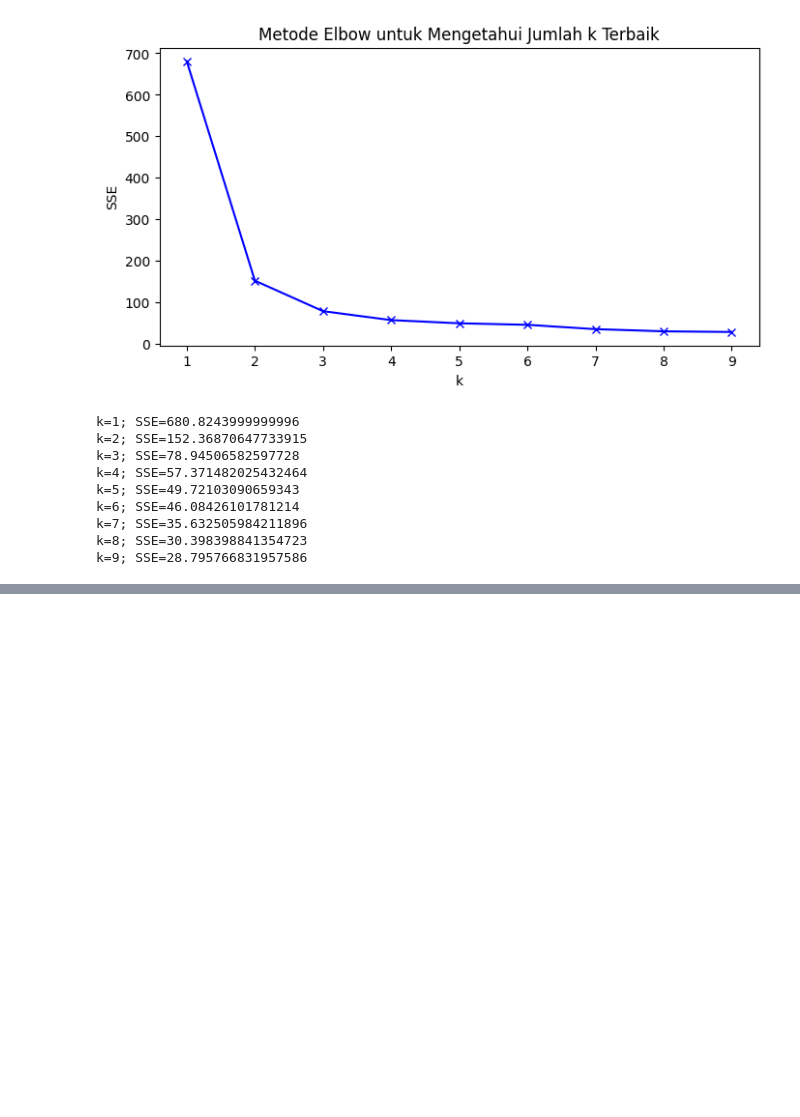
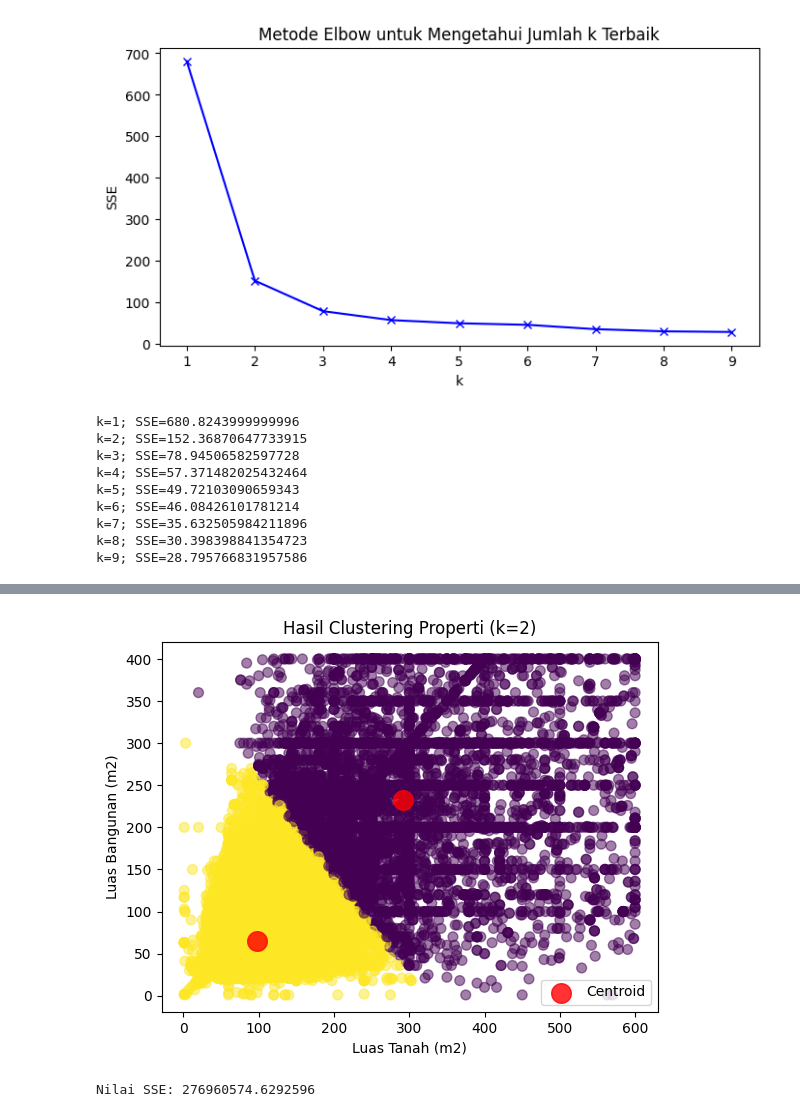
Before and after one commit to m1Febriansyah/244107020199-ML-12, a Jupyter notebook: JS04_Praktikum01.ipynb, the cells around one changed output, grey strips where cells are left out. Cells and saved outputs as stored; diff of their text form; code cells hidden in the pictures; blank space fills up the shorter version.

```diff
--- a/JS04_Praktikum01.ipynb
+++ b/JS04_Praktikum01.ipynb
@@ -106,0 +160,24 @@ k=9; SSE=28.795766831957586
+# %%
+# Buat Model KMeans dengan k=2
+cl_kmeans = KMeans(n_clusters=2, random_state=42, n_init=10)
+
+# Fit dan predict model
+y_kmeans = cl_kmeans.fit_predict(X)
+# %%
+# Plot hasil cluster berdasarkan Luas Tanah dan Luas Bangunan
+plt.scatter(X.iloc[:, 0], X.iloc[:, 1], s=50, c=y_kmeans, alpha=0.5)
+plt.xlabel('Luas Tanah (m2)')
+plt.ylabel('Luas Bangunan (m2)')
+plt.title('Hasil Clustering Properti (k=2)')
+
+# Plot centroid
+centers = cl_kmeans.cluster_centers_
+plt.scatter(centers[:, 0], centers[:, 1], c='red', s=200, alpha=0.8, label='Centroid')
+plt.legend()
+plt.show()
+
+# Cek Nilai SSE
+print(f'Nilai SSE: {cl_kmeans.inertia_}')
+# %% [output]
+[figure, added]
+Nilai SSE: 276960574.6292596
```
Also changed, not shown: parts of 5 cells of this notebook.
